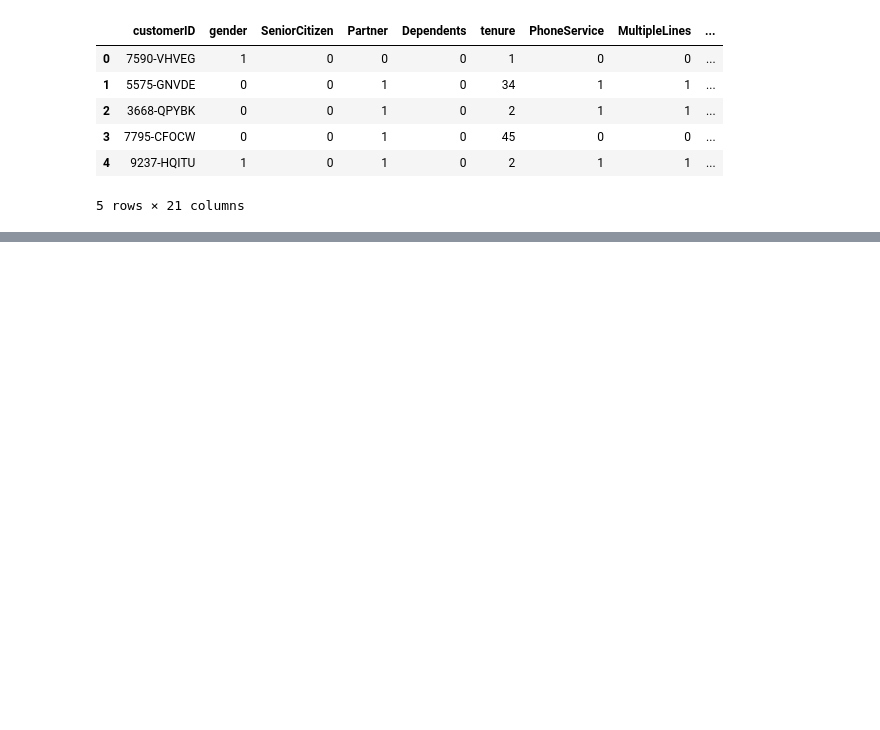
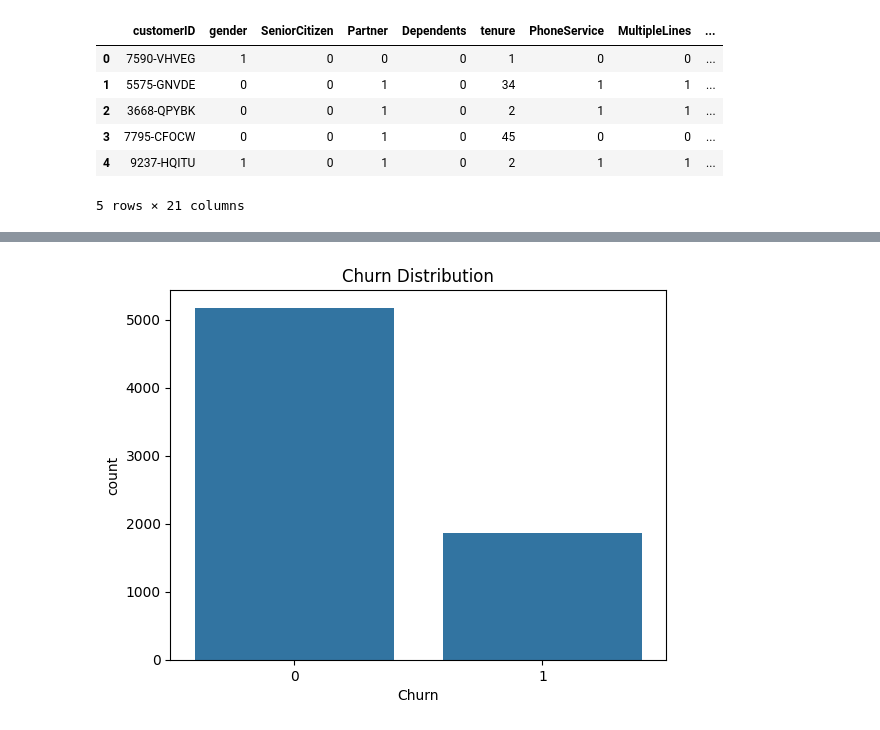
Before and after one commit to McCauley18/ChurnWatch, a Jupyter notebook: lab/trials.ipynb, the cells around one changed output, grey strips where cells are left out. Saved outputs shown, nothing was run; the diff lists cells and outputs as text; code cells hidden in the pictures; blank space fills up the shorter version.

```diff
--- a/lab/trials.ipynb
+++ b/lab/trials.ipynb
@@ -518,3 +540,3 @@ pdData["InternetService"].head(20)
 # %%
-pdData["InternetService"] = pdData["InternetService"].map({ "DSL":0 , "Fibre optic":1, "No":2})
+pdData["InternetService"] = pdData["InternetService"].map({ "DSL":0 , "Fiber optic":1, "No":2})
 pdData.head()
@@ -520,0 +570,9 @@ pdData.head()
+# %%
+import seaborn as sns
+import matplotlib.pyplot as plt
+
+sns.countplot(x="Churn", data=pdData) # where 0= No   , 1= Yes
+plt.title("Churn Distribution")
+plt.show()
+# %% [output]
+[figure, added]
```
Also changed, not shown: parts of 24 cells of this notebook, 1 other file.
